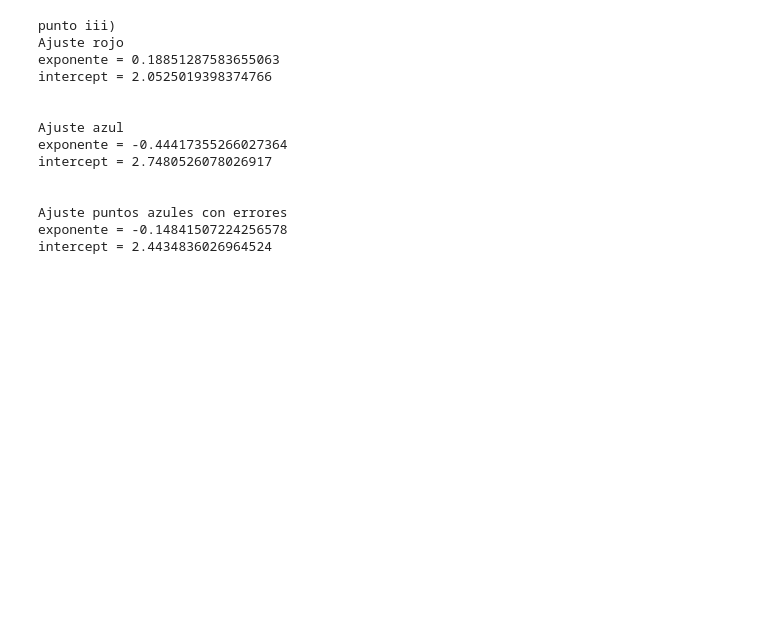
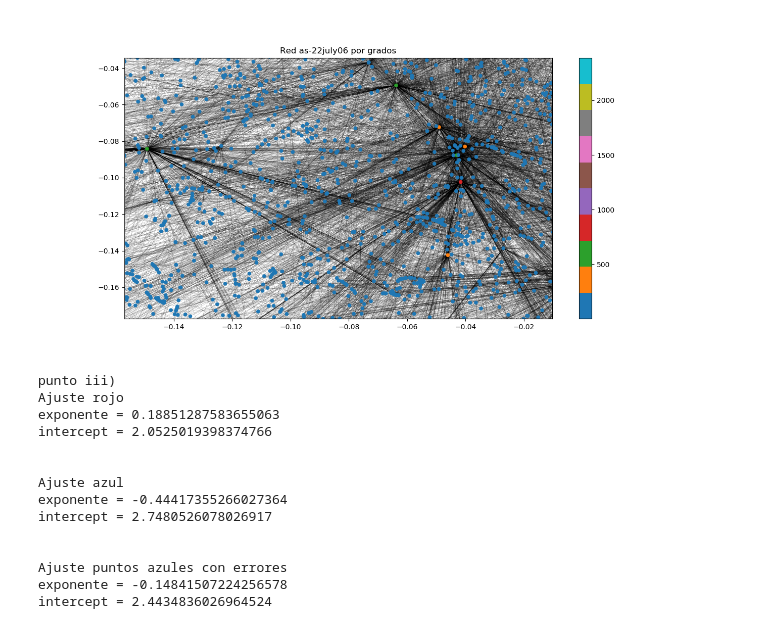
Before and after one commit to Redes2018/tp1, a Jupyter notebook: TC1-4-asjuly06.ipynb, the cells around one changed output. Saved outputs shown, nothing was run; the diff lists cells and outputs as text; code cells hidden in the pictures; blank space fills up the shorter version.

```diff
--- a/TC1-4-asjuly06.ipynb
+++ b/TC1-4-asjuly06.ipynb
@@ -31,3 +59,7 @@ nodos = colab.number_of_nodes()
+# %%
+Image(filename='Red_22july06/Red 22july06-zoom5.png')
+# %% [output]
+[figure, added]
 # %%
 #i)
 # k_nodo es el vector de grado de cada nodo
```
Also changed, not shown: parts of 5 cells of this notebook, 16 other files.
